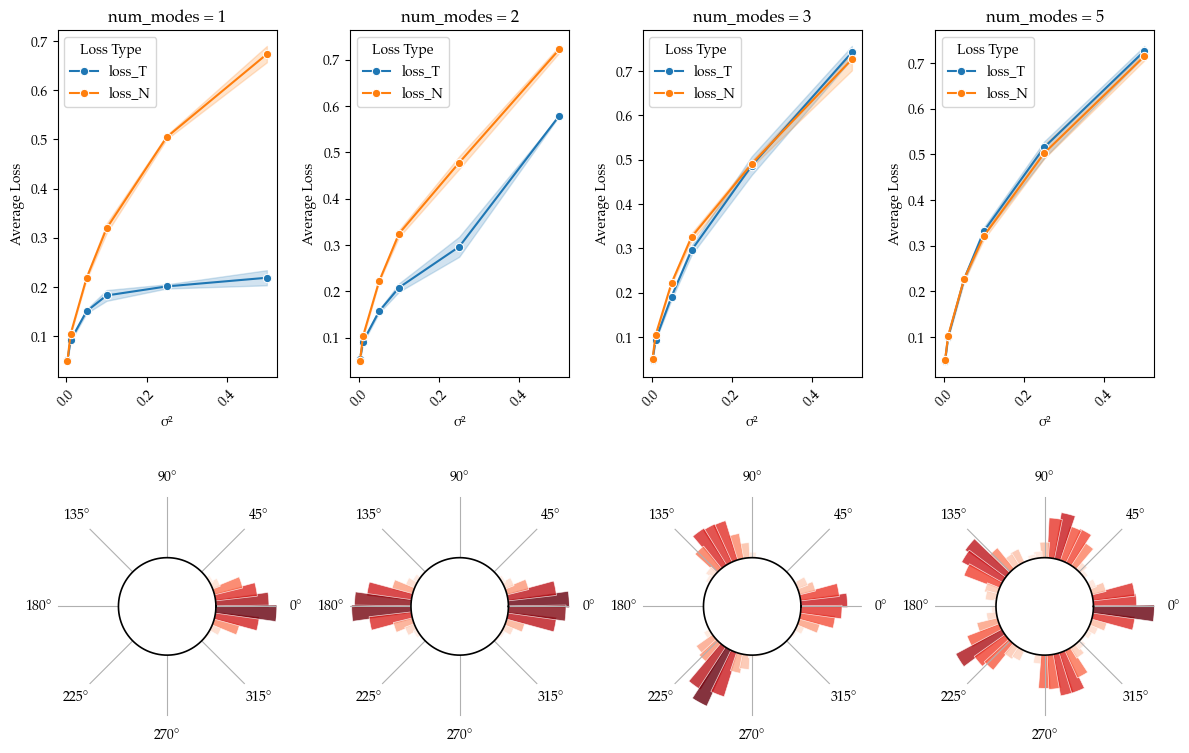
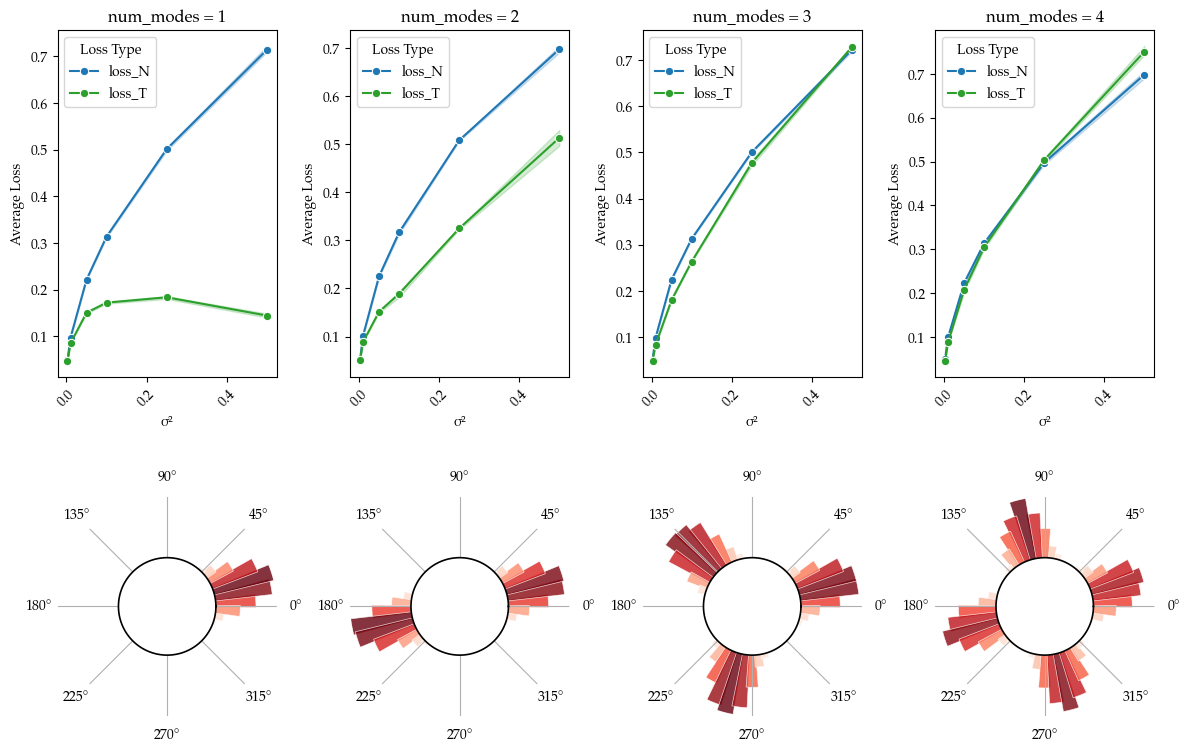
The notebook cell's code change between the first figure and the second:
--- before
+++ after
@@ -1,4 +1,2 @@
-
-
 fig, axs = plt.subplots(2, len(all_num_modes), figsize=(12, 8))
 
@@ -11,8 +9,10 @@
         y="Loss",
         hue="Loss Type",
+        hue_order=["loss_N", "loss_T"],
+        palette={"loss_N": "C0", "loss_T": "C2"},
         estimator="mean",
-        errorbar=("ci", 68),   # 1-sigma style band; use 95 if you prefer
+        errorbar=("ci", 68),  # 1-sigma style band; use 95 if you prefer
         marker="o",
-        ax=axs[0, idx]
+        ax=axs[0, idx],
     )
 

Commit: many